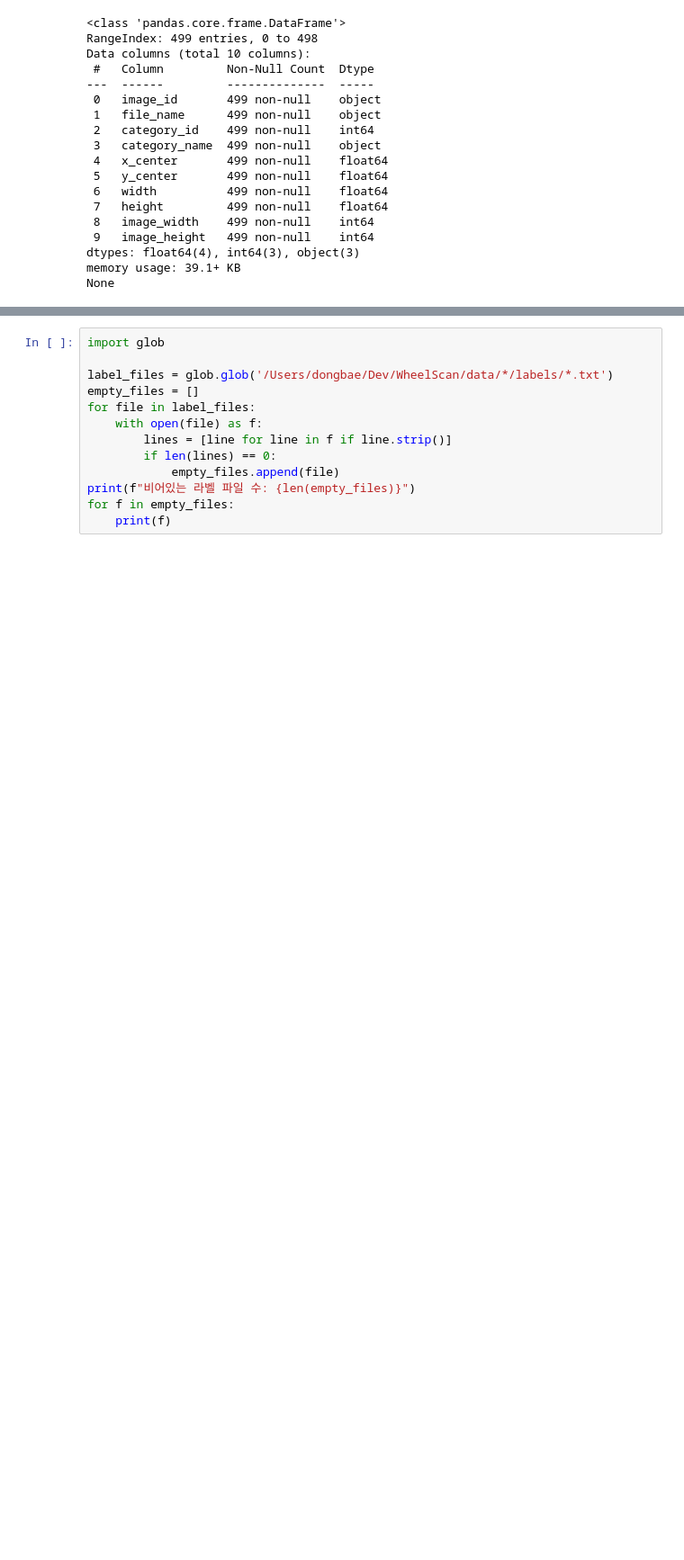
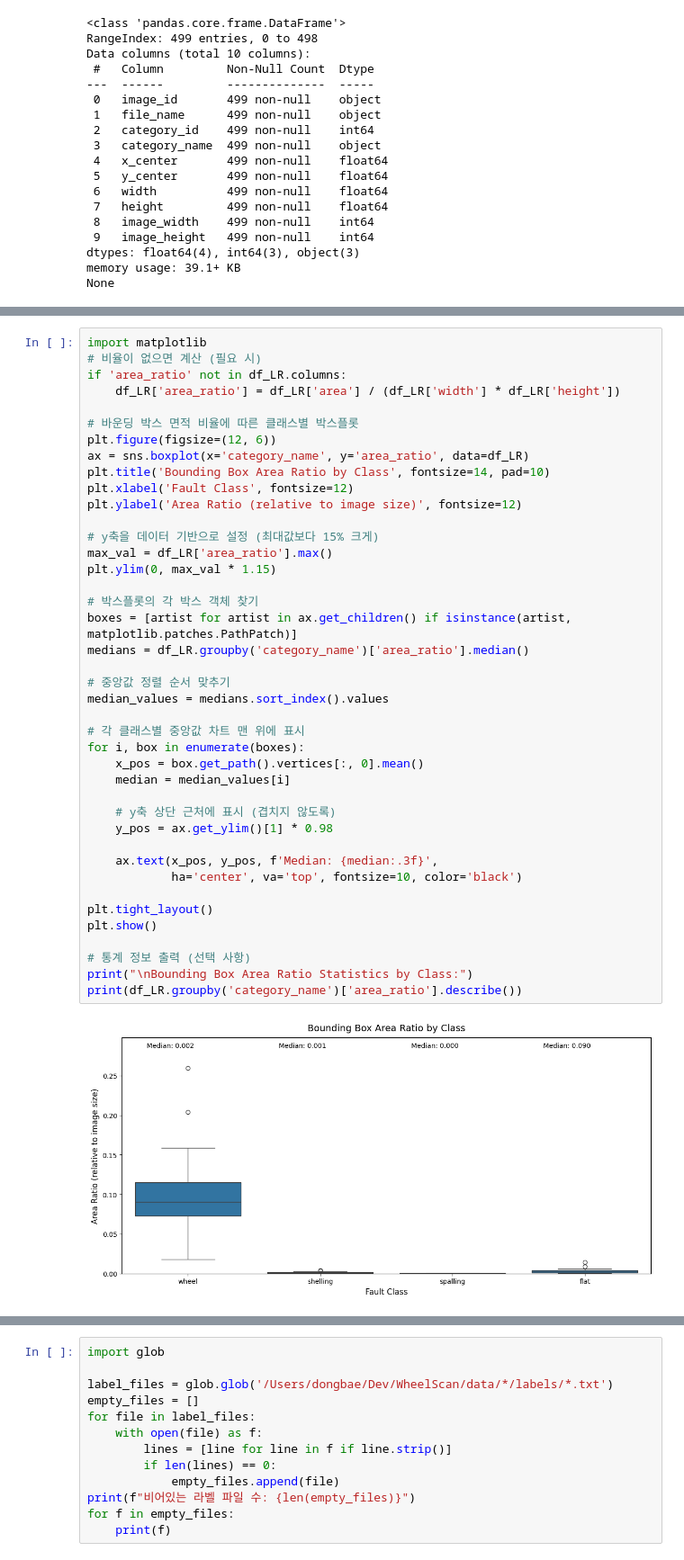
Before and after one commit to Kang-dongbae/WheelScan, a Jupyter notebook: src/notebook.ipynb, the cells around one changed output, grey strips where cells are left out. Shown: that part at 90% size. Drawn from its saved outputs; the diff is of its cells as text; blank space fills up the shorter version.

```diff
--- a/src/notebook.ipynb
+++ b/src/notebook.ipynb
@@ -161,0 +244,43 @@ plt.show()
+# %%
+import matplotlib
+# 비율이 없으면 계산 (필요 시)
+if 'area_ratio' not in df_LR.columns:
+    df_LR['area_ratio'] = df_LR['area'] / (df_LR['width'] * df_LR['height'])
+
+# 바운딩 박스 면적 비율에 따른 클래스별 박스플롯
+plt.figure(figsize=(12, 6))
+ax = sns.boxplot(x='category_name', y='area_ratio', data=df_LR)
+plt.title('Bounding Box Area Ratio by Class', fontsize=14, pad=10)
+plt.xlabel('Fault Class', fontsize=12)
+plt.ylabel('Area Ratio (relative to image size)', fontsize=12)
+
+# y축을 데이터 기반으로 설정 (최대값보다 15% 크게)
+max_val = df_LR['area_ratio'].max()
+plt.ylim(0, max_val * 1.15)
+
+# 박스플롯의 각 박스 객체 찾기
+boxes = [artist for artist in ax.get_children() if isinstance(artist, matplotlib.patches.PathPatch)]
+medians = df_LR.groupby('category_name')['area_ratio'].median()
+
+# 중앙값 정렬 순서 맞추기
+median_values = medians.sort_index().values
+
+# 각 클래스별 중앙값 차트 맨 위에 표시
+for i, box in enumerate(boxes):
+    x_pos = box.get_path().vertices[:, 0].mean()
+    median = median_values[i]
+
+    # y축 상단 근처에 표시 (겹치지 않도록)
+    y_pos = ax.get_ylim()[1] * 0.98
+
+    ax.text(x_pos, y_pos, f'Median: {median:.3f}',
+            ha='center', va='top', fontsize=10, color='black')
+
+plt.tight_layout()
+plt.show()
+
+# 통계 정보 출력 (선택 사항)
+print("\nBounding Box Area Ratio Statistics by Class:")
+print(df_LR.groupby('category_name')['area_ratio'].describe())
+# %% [output]
+[figure, added]
```
Also changed, not shown: parts of 11 cells of this notebook, 4 other files.
